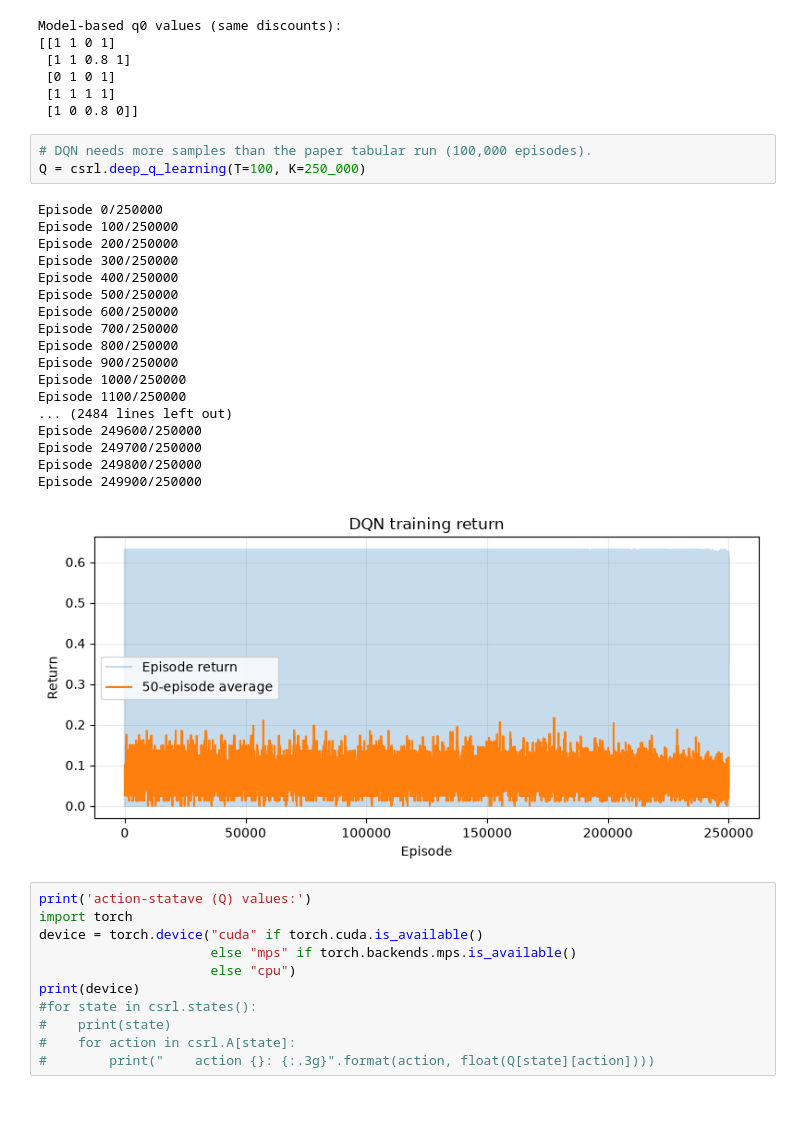
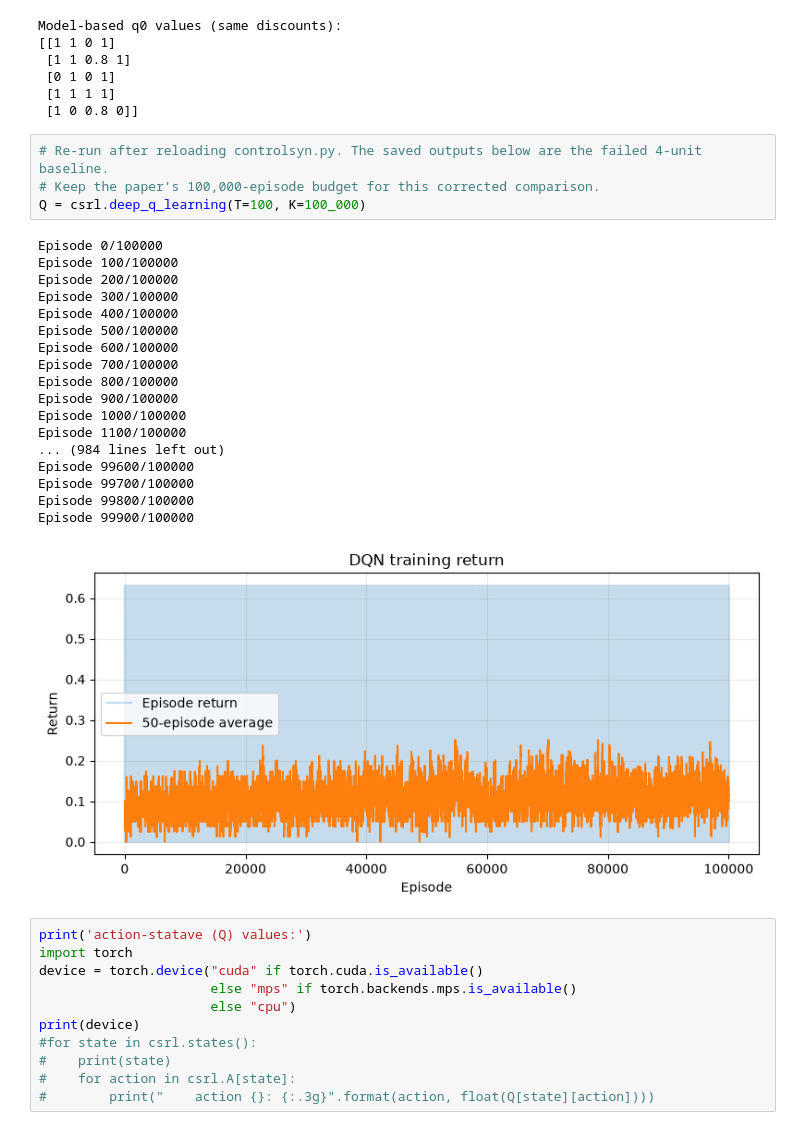
Before and after one commit to connorbrooks18/RL_With_LTL_Constraints, a Jupyter notebook: safe absorbing states.ipynb, the cells around one changed output. Cells and saved outputs as stored; diff of their text form.

```diff
--- a/safe absorbing states.ipynb
+++ b/safe absorbing states.ipynb
@@ -261,28 +267,29 @@ Model-based q0 values (same discounts):
  [0 1 0 1]
  [1 1 1 1]
  [1 0 0.8 0]]
-# %%
-# DQN needs more samples than the paper tabular run (100,000 episodes).
-Q = csrl.deep_q_learning(T=100, K=250_000)
-# %% [output]
-Episode 0/250000
-Episode 100/250000
-Episode 200/250000
-Episode 300/250000
-Episode 400/250000
-Episode 500/250000
-Episode 600/250000
-Episode 700/250000
-Episode 800/250000
-Episode 900/250000
-Episode 1000/250000
-Episode 1100/250000
-... (2484 lines left out)
-Episode 249600/250000
-Episode 249700/250000
-Episode 249800/250000
-Episode 249900/250000
-[figure, removed]
+# %%
+# Re-run after reloading controlsyn.py. The saved outputs below are the failed 4-unit baseline.
+# Keep the paper's 100,000-episode budget for this corrected comparison.
+Q = csrl.deep_q_learning(T=100, K=100_000)
+# %% [output]
+Episode 0/100000
+Episode 100/100000
+Episode 200/100000
+Episode 300/100000
+Episode 400/100000
+Episode 500/100000
+Episode 600/100000
+Episode 700/100000
+Episode 800/100000
+Episode 900/100000
+Episode 1000/100000
+Episode 1100/100000
+... (984 lines left out)
+Episode 99600/100000
+Episode 99700/100000
+Episode 99800/100000
+Episode 99900/100000
+[figure, added]
 # %%
 print('action-statave (Q) values:')
 import torch
```
Also changed, not shown: parts of 5 cells of this notebook, 2 other files.
